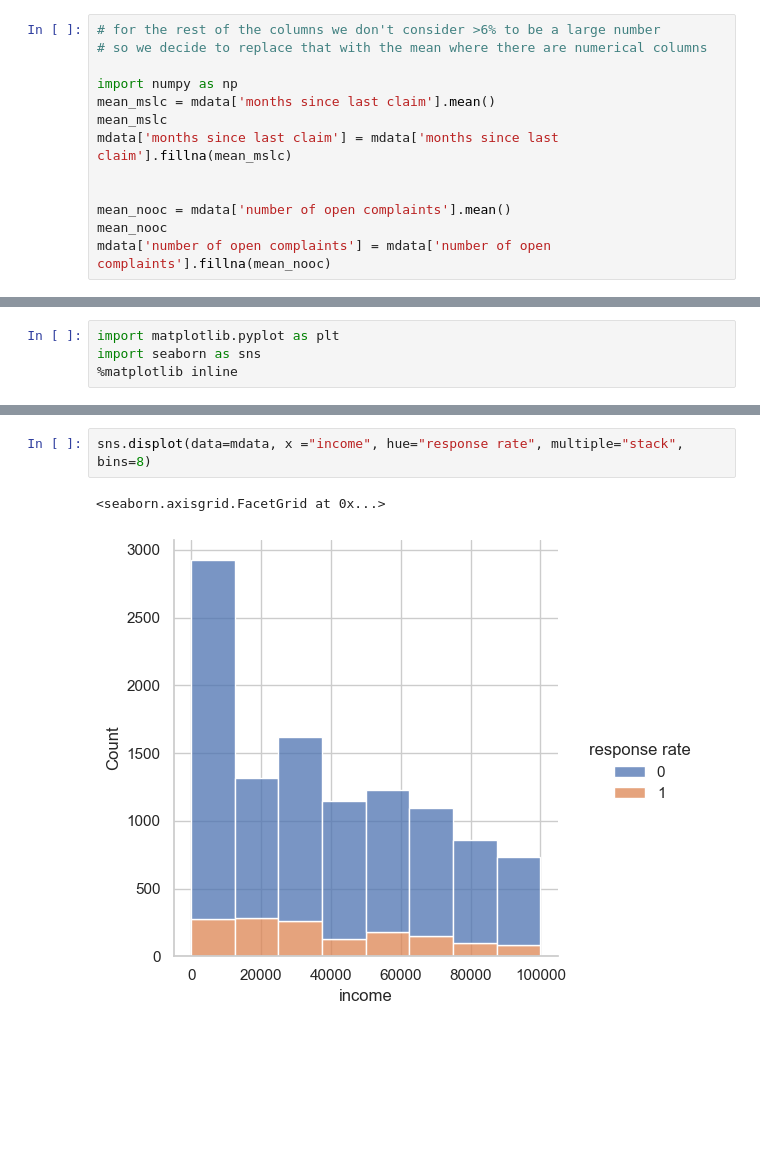
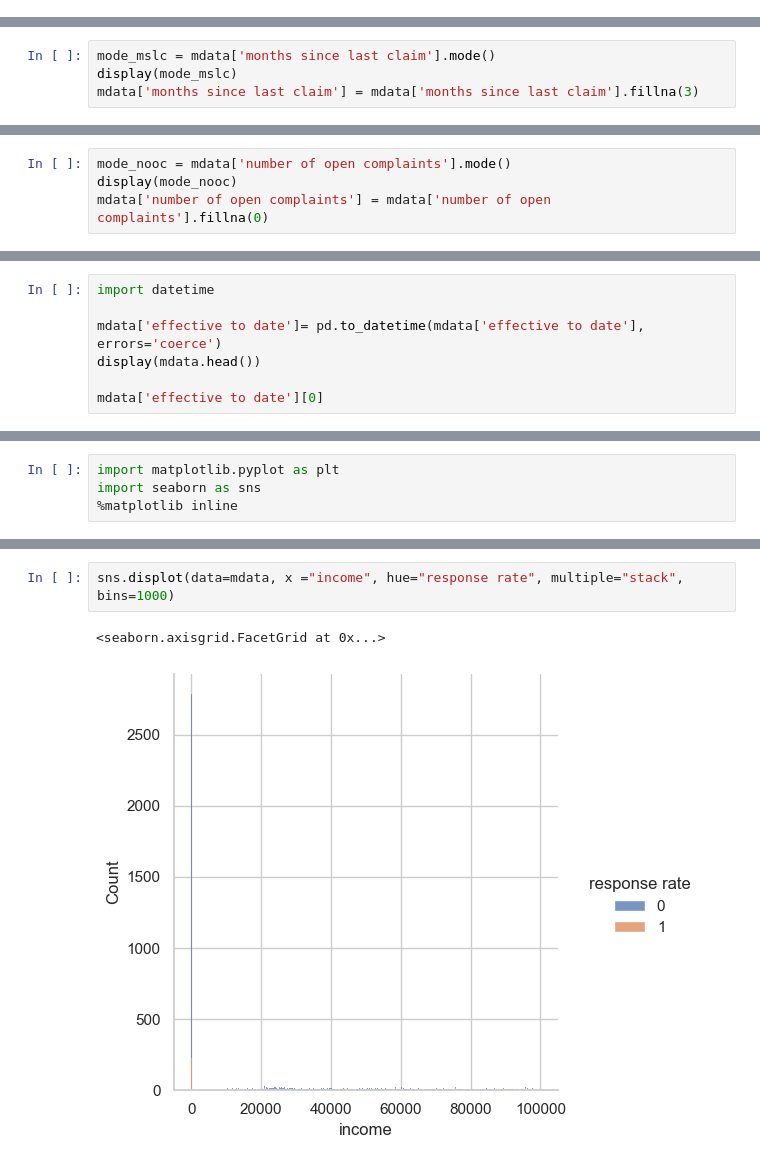
Before and after one commit to ayeshasakhawat/lab-customer-analysis-round-2, a Jupyter notebook: files_for_lab/csv_files/Customer Analysis - Round 2 & 3.ipynb, the cells around one changed output, grey strips where cells are left out. Cells and saved outputs as stored; diff of their text form; blank space fills up the shorter version.

```diff
--- a/files_for_lab/csv_files/Customer Analysis - Round 2 & 3.ipynb
+++ b/files_for_lab/csv_files/Customer Analysis - Round 2 & 3.ipynb
@@ -221,16 +197,3 @@ mdata.head()
 | 3 | XL78013 | Oregon | 22332.439460 | Yes | Extended | College | 1/11/11 | ... |
 | 4 | QA50777 | Oregon | 9025.067525 | No | Premium | Bachelor | 1/17/11 | ... |
 5 rows × 25 columns
-# %%
-# for the rest of the columns we don't consider >6% to be a large number
-# so we decide to replace that with the mean where there are numerical columns
-
-import numpy as np
-mean_mslc = mdata['months since last claim'].mean()
-mean_mslc
-mdata['months since last claim'] = mdata['months since last claim'].fillna(mean_mslc)
-
-
-mean_nooc = mdata['number of open complaints'].mean()
-mean_nooc
-mdata['number of open complaints'] = mdata['number of open complaints'].fillna(mean_nooc)
@@ -256,0 +237,4 @@ dtype: int64
+# %%
+mode_mslc = mdata['months since last claim'].mode()
+display(mode_mslc)
+mdata['months since last claim'] = mdata['months since last claim'].fillna(3)
@@ -256,0 +244,4 @@ dtype: int64
+# %%
+mode_nooc = mdata['number of open complaints'].mode()
+display(mode_nooc)
+mdata['number of open complaints'] = mdata['number of open complaints'].fillna(0)
@@ -410,0 +313,7 @@ mdata.head()
+# %%
+import datetime
+
+mdata['effective to date']= pd.to_datetime(mdata['effective to date'], errors='coerce')
+display(mdata.head())
+
+mdata['effective to date'][0]
@@ -603,6 +559,6 @@ sns.displot(data=mdata, x ="sales channel", hue="response rate", multiple="stack
 # %%
-sns.displot(data=mdata, x ="income", hue="response rate", multiple="stack", bins=8)
+sns.displot(data=mdata, x ="income", hue="response rate", multiple="stack", bins=1000)
 # %% [output]
 <seaborn.axisgrid.FacetGrid at 0x...>
-[figure, old version]
+[figure, new version]
 # %% [markdown]
```
Also changed, not shown: parts of 85 cells of this notebook.
